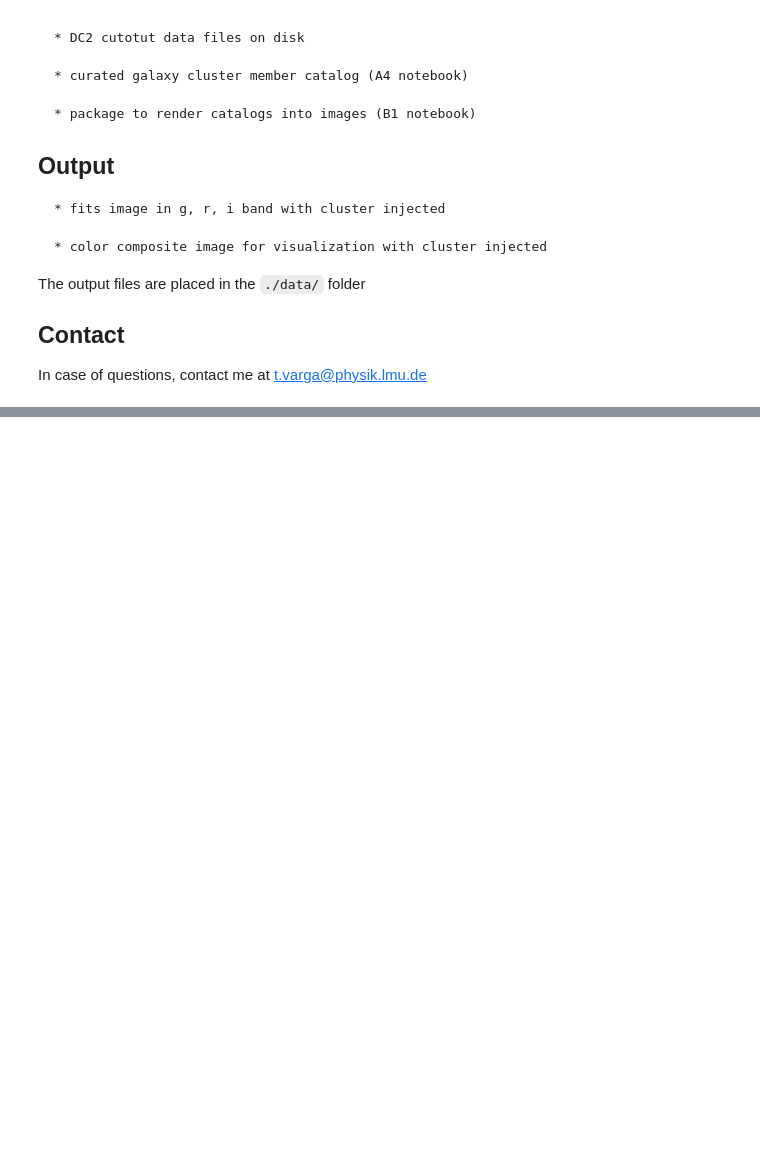
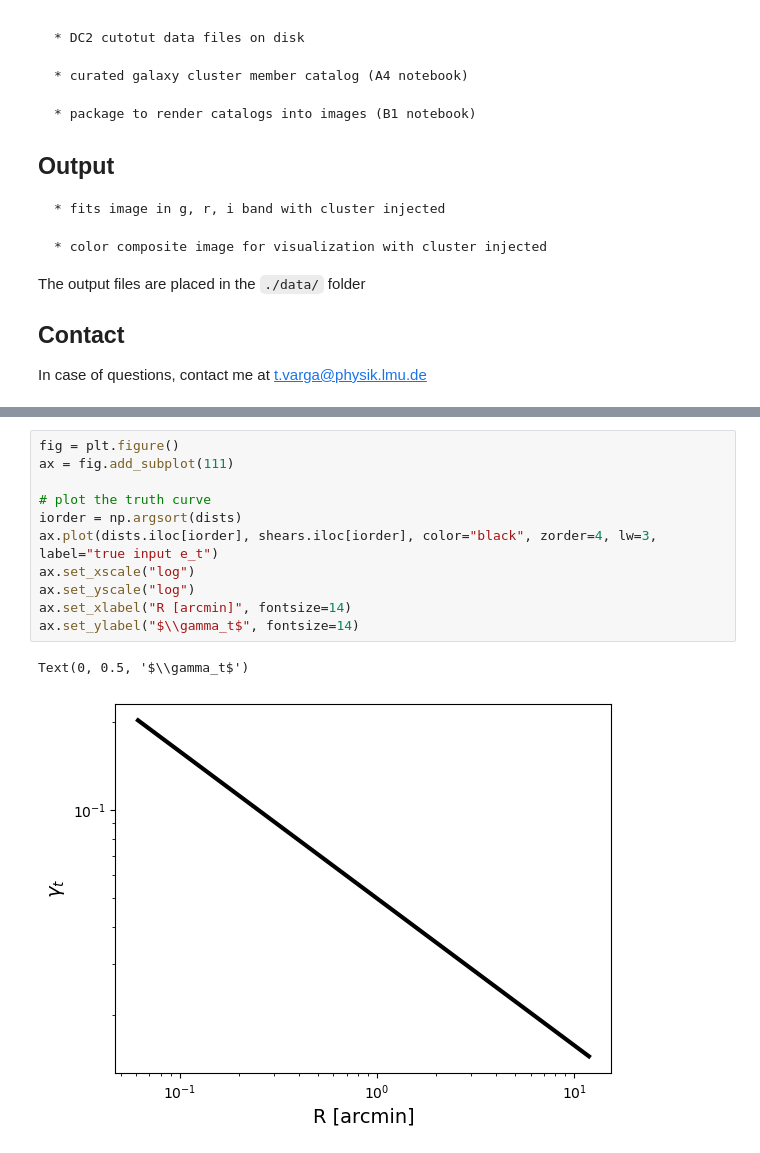
Before and after one commit to vargatn/synthetic, a Jupyter notebook: tutorial/B2_inject_image.ipynb, the cells around one changed output, grey strips where cells are left out. Saved outputs shown, nothing was run; the diff lists cells and outputs as text; blank space fills up the shorter version.

```diff
--- a/tutorial/B2_inject_image.ipynb
+++ b/tutorial/B2_inject_image.ipynb
@@ -42,0 +205,14 @@ In case of questions, contact me at t.varga@physik.lmu.de
+# %%
+fig = plt.figure()
+ax = fig.add_subplot(111)
+
+# plot the truth curve
+iorder = np.argsort(dists)
+ax.plot(dists.iloc[iorder], shears.iloc[iorder], color="black", zorder=4, lw=3, label="true input e_t")
+ax.set_xscale("log")
+ax.set_yscale("log")
+ax.set_xlabel("R [arcmin]", fontsize=14)
+ax.set_ylabel("$\\gamma_t$", fontsize=14)
+# %% [output]
+Text(0, 0.5, '$\\gamma_t$')
+[figure, added]
```
Also changed, not shown: parts of 21 cells of this notebook.
